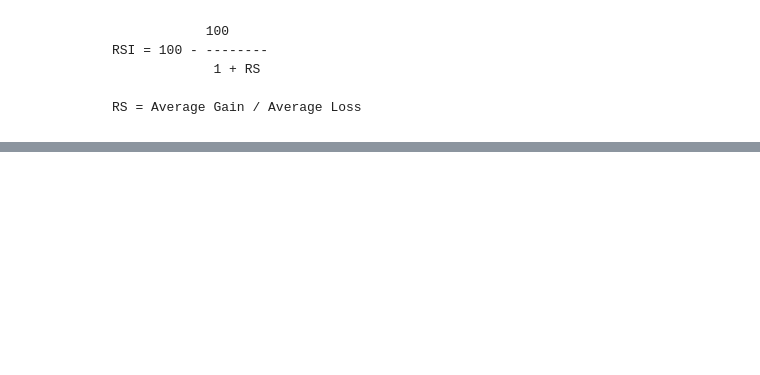
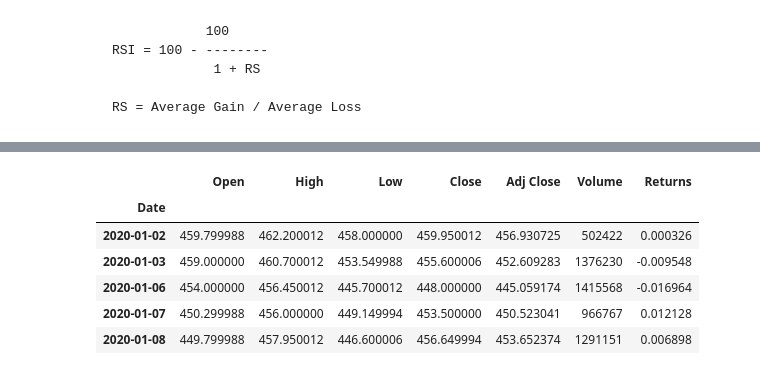
Before and after one commit to Vipul-Dass/Security-Analysis-and-Portfolio-Management-Classwork, a Jupyter notebook: Assignment 3/Assignment 3.ipynb, the cells around one changed output, grey strips where cells are left out. Cells and saved outputs as stored; diff of their text form; code cells hidden in the pictures; blank space fills up the shorter version.

```diff
--- a/Assignment 3/Assignment 3.ipynb
+++ b/Assignment 3/Assignment 3.ipynb
@@ -193,0 +223,10 @@ plt.show()
+# %%
+data.head()
+# %% [output]
+|  | Open | High | Low | Close | Adj Close | Volume | Returns |
+| Date |  |  |  |  |  |  |  |
+| 2020-01-02 | 459.799988 | 462.200012 | 458.000000 | 459.950012 | 456.930725 | 502422 | 0.000326 |
+| 2020-01-03 | 459.000000 | 460.700012 | 453.549988 | 455.600006 | 452.609283 | 1376230 | -0.009548 |
+| 2020-01-06 | 454.000000 | 456.450012 | 445.700012 | 448.000000 | 445.059174 | 1415568 | -0.016964 |
+| 2020-01-07 | 450.299988 | 456.000000 | 449.149994 | 453.500000 | 450.523041 | 966767 | 0.012128 |
+| 2020-01-08 | 449.799988 | 457.950012 | 446.600006 | 456.649994 | 453.652374 | 1291151 | 0.006898 |
```
Also changed, not shown: parts of 15 cells of this notebook.
